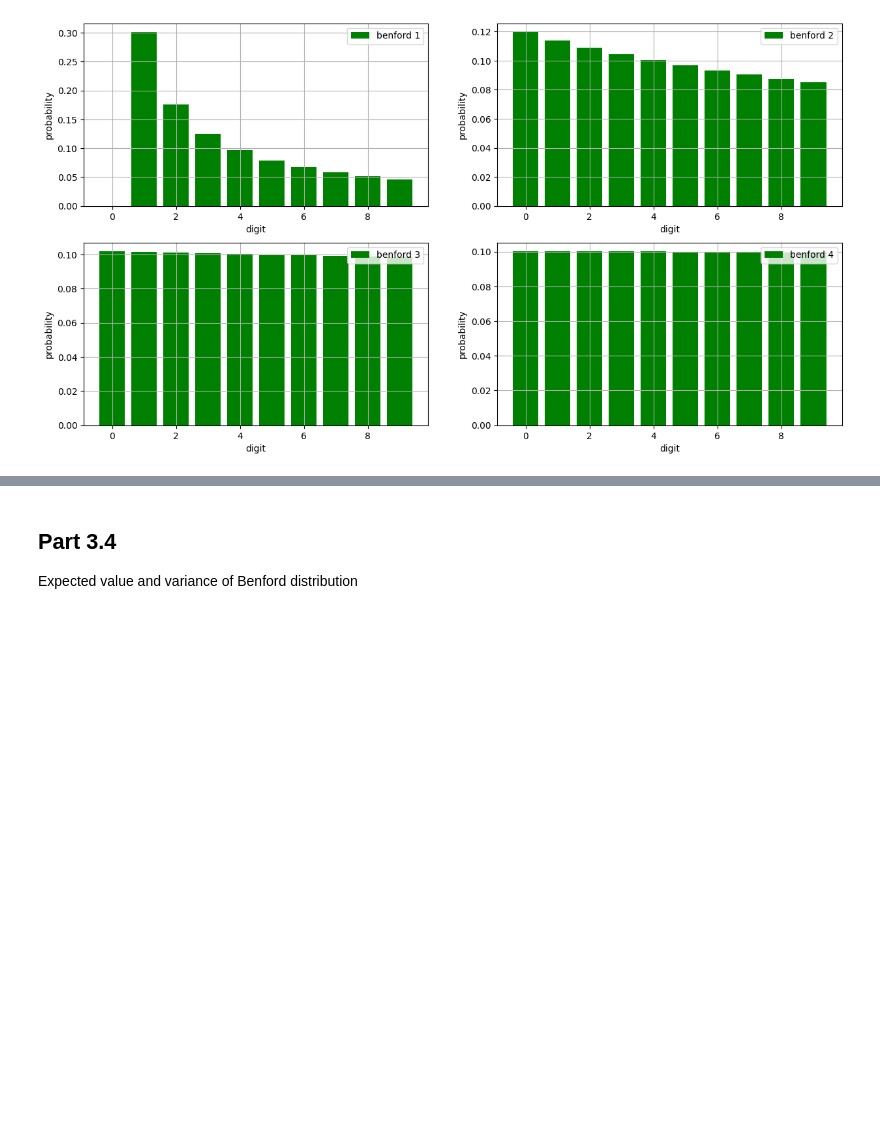
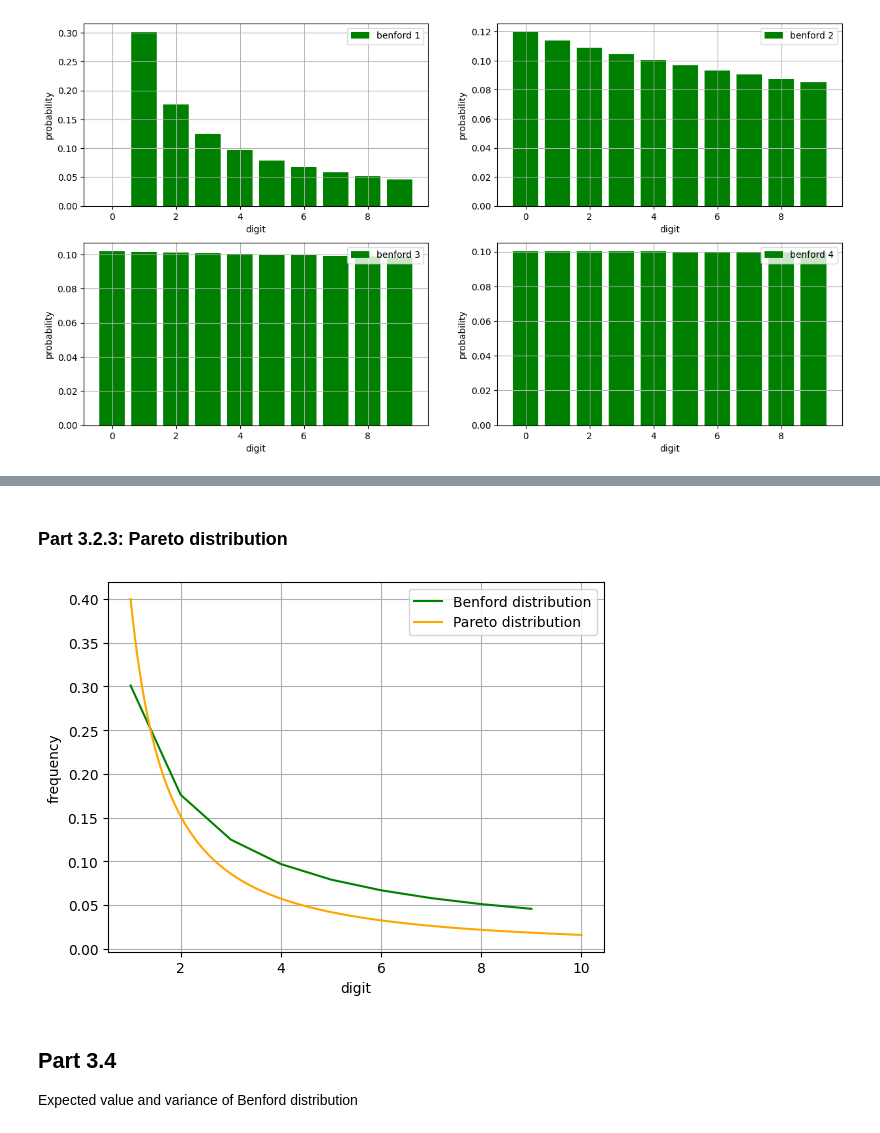
Before and after one commit to ILoveBacteria/probability-course-exercise, a Jupyter notebook: notebook.ipynb, the cells around one changed output, grey strips where cells are left out. Cells and saved outputs as stored; diff of their text form; code cells hidden in the pictures; blank space fills up the shorter version.

```diff
--- a/notebook.ipynb
+++ b/notebook.ipynb
@@ -156,3 +180,21 @@ for i, v in enumerate(ax.flatten()):
+# %% [markdown]
+### Part 3.2.3: Pareto distribution
+# %%
+def pareto(x, alpha):
+    return alpha * x**(-alpha - 1)
+
+pareto_x = np.linspace(1, 10, 1000)
+pareto_distribution = [pareto(i, 0.4) for i in pareto_x]
+
+fig, ax = plt.subplots(1,1)
+ax.plot(digits[1:], [benford(i, 1) for i in digits[1:]], label='Benford distribution', color='green')
+ax.plot(pareto_x, pareto_distribution, label='Pareto distribution', color='orange')
+ax.legend()
+ax.set_ylabel('frequency')
+ax.set_xlabel('digit')
+ax.grid(True)
+# %% [output]
+[figure, added]
 # %% [markdown]
 ## Part 3.4
 
```
Also changed, not shown: parts of 3 cells of this notebook.
